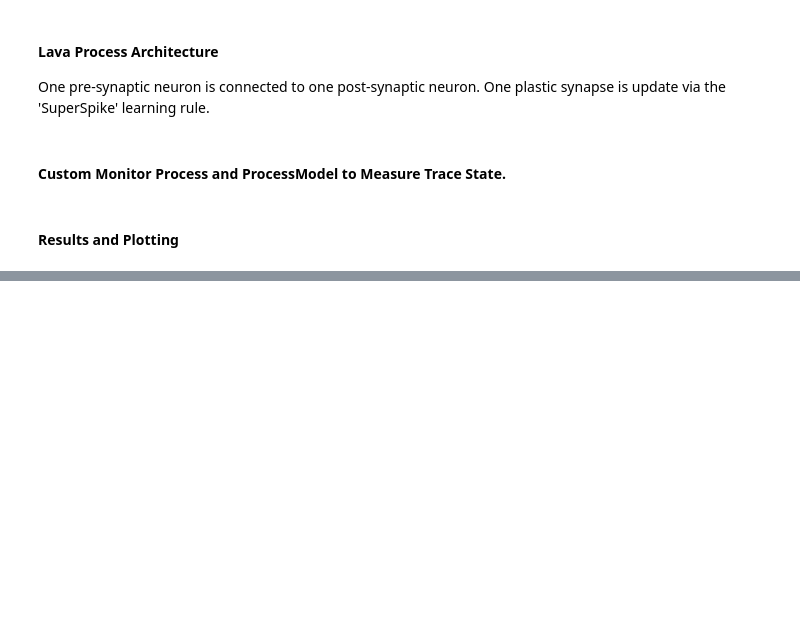
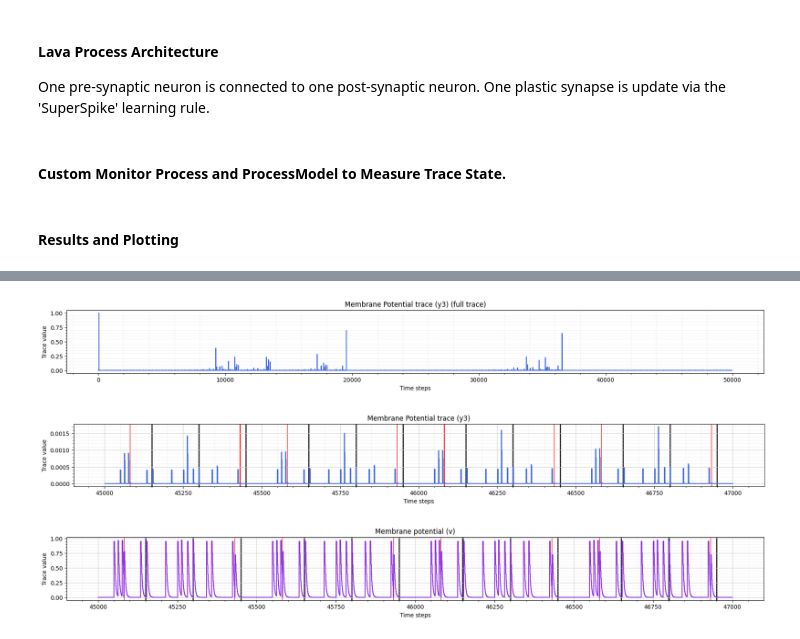
Before and after one commit to lava-nc/lava, a Jupyter notebook: tutorials/in_depth/three_factor_learning/tutorial11_SuperSpike_DoubleExponential.ipynb, the cells around one changed output, grey strips where cells are left out. Drawn from its saved outputs; the diff is of its cells as text; code cells hidden in the pictures; blank space fills up the shorter version.

```diff
--- a/tutorials/in_depth/three_factor_learning/tutorial11_SuperSpike_DoubleExponential.ipynb
+++ b/tutorials/in_depth/three_factor_learning/tutorial11_SuperSpike_DoubleExponential.ipynb
@@ -164,6 +165,7 @@ pattern_pre.run(condition=RunSteps(num_steps=num_steps), run_cfg=Loihi2SimCfg(se
 # Get data from monitors
 pre_spikes = monitor.pre_spikes.get()[0][:, np.newaxis]
 post_spikes = monitor.post_spikes.get()[0][:, np.newaxis]
+v = monitor.lif_mem_voltage.get()[0][:, np.newaxis]
 
 pre_trace_decay = monitor.learning_dense_x1.get()[0][:, np.newaxis]
 pre_trace_rise = monitor.learning_dense_x2.get()[0][:, np.newaxis]
@@ -303,0 +361,33 @@ plot_time_series(time=time,
+# %%
+plot_time_series(time=time,
+                 time_series=y3_,
+                 ylabel="Trace value",
+                 title="Membrane Potential trace (y3) (full trace)",
+                 figsize=(22, 2),
+                 color='royalblue')
+
+plot_time_series_combo(time=time[starting:ending],
+                       time_series=y3_[starting:ending],
+                       ylabel="Trace value",
+                       title="Membrane Potential trace (y3)",
+                       figsize=(22, 2),
+                       colors=['royalblue','red', 'black'],
+                       spikes=post_spikes_output,
+                       spikes_target=target_spike,
+                       target=True
+                       )
+
+plot_time_series_combo(time=time[starting:ending],
+                       time_series=v[starting:ending],
+                       ylabel="Trace value",
+                       title="Membrane potential (v)",
+                       figsize=(22, 2),
+                       colors=['blueviolet','red', 'black'],
+                       spikes=post_spikes_output,
+                       spikes_target=target_spike,
+                       target=True
+                       )
+# %% [output]
+[figure, added]
+[figure, added]
+[figure, added]
```
Also changed, not shown: parts of 14 cells of this notebook, 2 other files.
